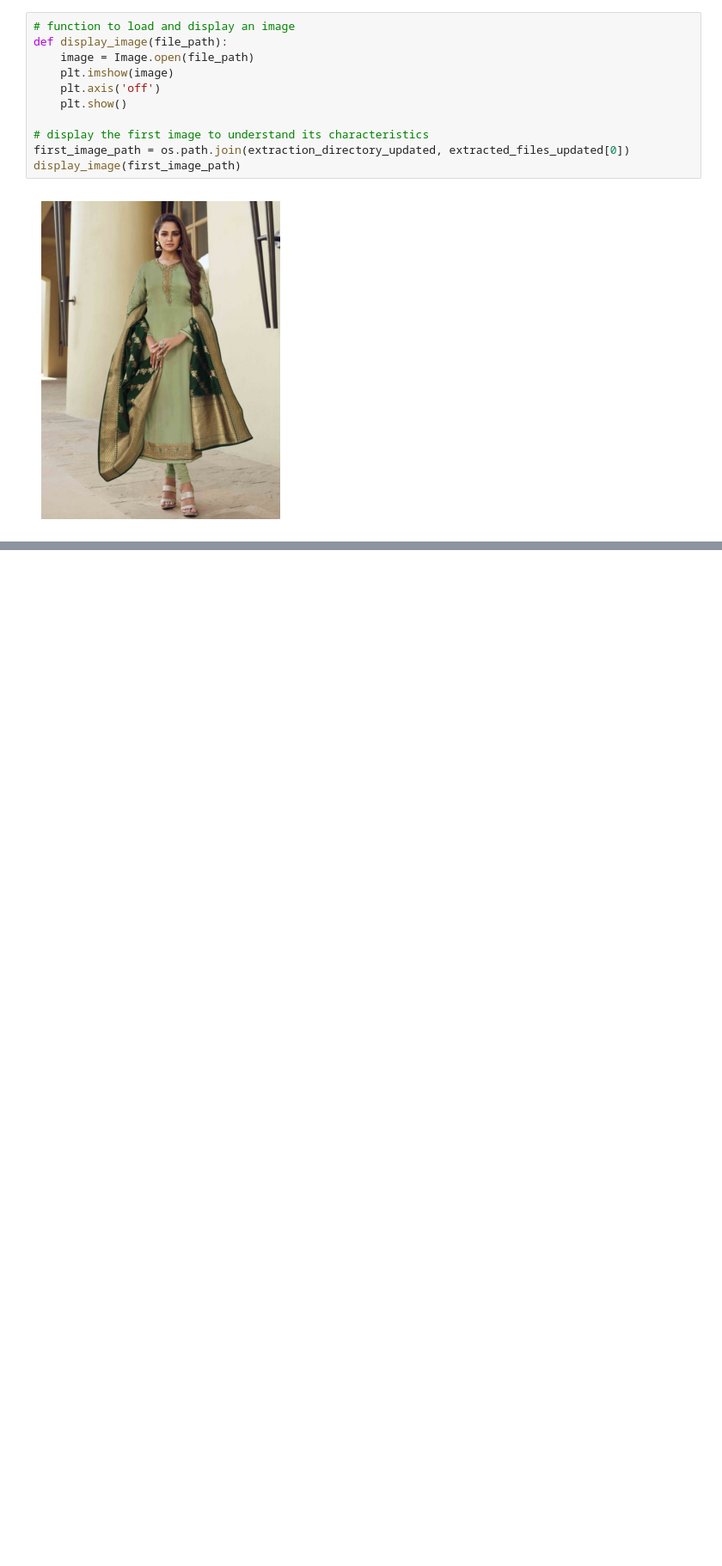
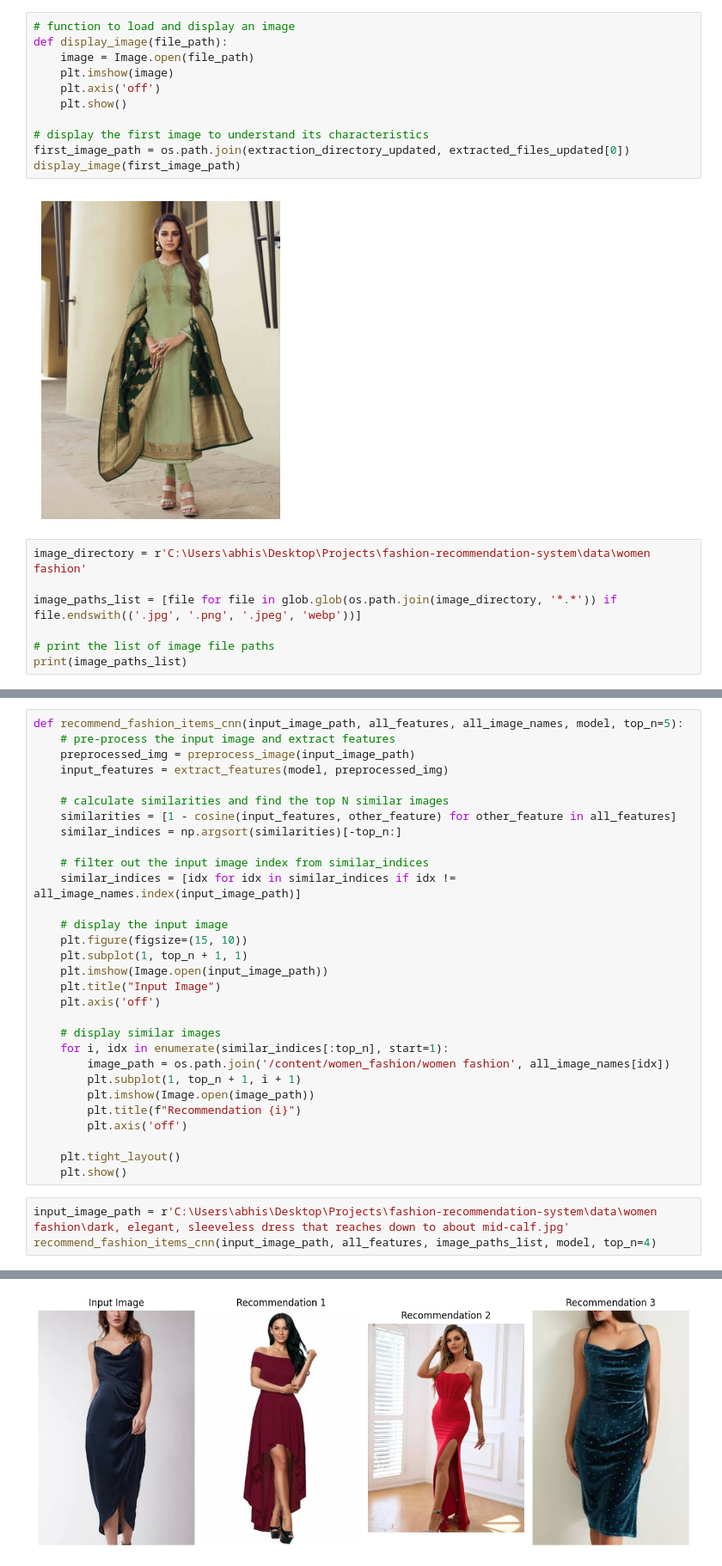
Before and after one commit to AbhishekR5/fashion-recommendation-system, a Jupyter notebook: notebook/fashion_recommender.ipynb, the cells around one changed output, grey strips where cells are left out. Shown: that part at 86% size. Saved outputs shown, nothing was run; the diff lists cells and outputs as text; blank space fills up the shorter version.

Commit message:
fashion recommender

```diff
--- a/notebook/fashion_recommender.ipynb
+++ b/notebook/fashion_recommender.ipynb
@@ -53,3 +60,10 @@ first_image_path = os.path.join(extraction_directory_updated, extracted_files_up
 display_image(first_image_path)
 # %% [output]
 [figure]
+# %%
+image_directory = r'C:\Users\abhis\Desktop\Projects\fashion-recommendation-system\data\women fashion'
+
+image_paths_list = [file for file in glob.glob(os.path.join(image_directory, '*.*')) if file.endswith(('.jpg', '.png', '.jpeg', 'webp'))]
+
+# print the list of image file paths
+print(image_paths_list)
@@ -55,0 +116,34 @@ display_image(first_image_path)
+# %%
+def recommend_fashion_items_cnn(input_image_path, all_features, all_image_names, model, top_n=5):
+    # pre-process the input image and extract features
+    preprocessed_img = preprocess_image(input_image_path)
+    input_features = extract_features(model, preprocessed_img)
+
+    # calculate similarities and find the top N similar images
+    similarities = [1 - cosine(input_features, other_feature) for other_feature in all_features]
+    similar_indices = np.argsort(similarities)[-top_n:]
+
+    # filter out the input image index from similar_indices
+    similar_indices = [idx for idx in similar_indices if idx != all_image_names.index(input_image_path)]
+
+    # display the input image
+    plt.figure(figsize=(15, 10))
+    plt.subplot(1, top_n + 1, 1)
+    plt.imshow(Image.open(input_image_path))
+    plt.title("Input Image")
+    plt.axis('off')
+
+    # display similar images
+    for i, idx in enumerate(similar_indices[:top_n], start=1):
+        image_path = os.path.join('/content/women_fashion/women fashion', all_image_names[idx])
+        plt.subplot(1, top_n + 1, i + 1)
+        plt.imshow(Image.open(image_path))
+        plt.title(f"Recommendation {i}")
+        plt.axis('off')
+
+    plt.tight_layout()
+    plt.show()
+# %%
+input_image_path = r'C:\Users\abhis\Desktop\Projects\fashion-recommendation-system\data\women fashion\dark, elegant, sleeveless dress that reaches down to about mid-calf.jpg'
+recommend_fashion_items_cnn(input_image_path, all_features, image_paths_list, model, top_n=4)
+# %% [output]
@@ -55,0 +151 @@ display_image(first_image_path)
+[figure, added]
```
Also changed, not shown: parts of 5 cells of this notebook, 1 other file.
